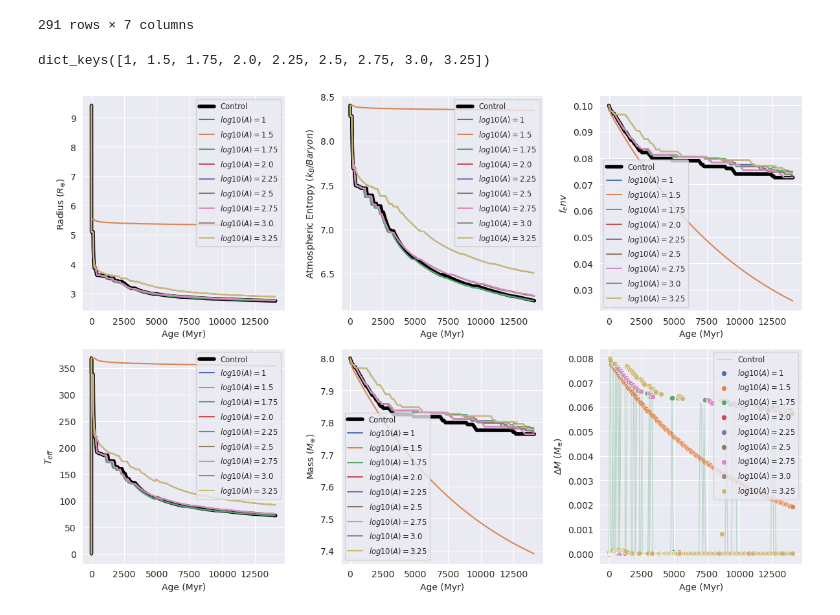
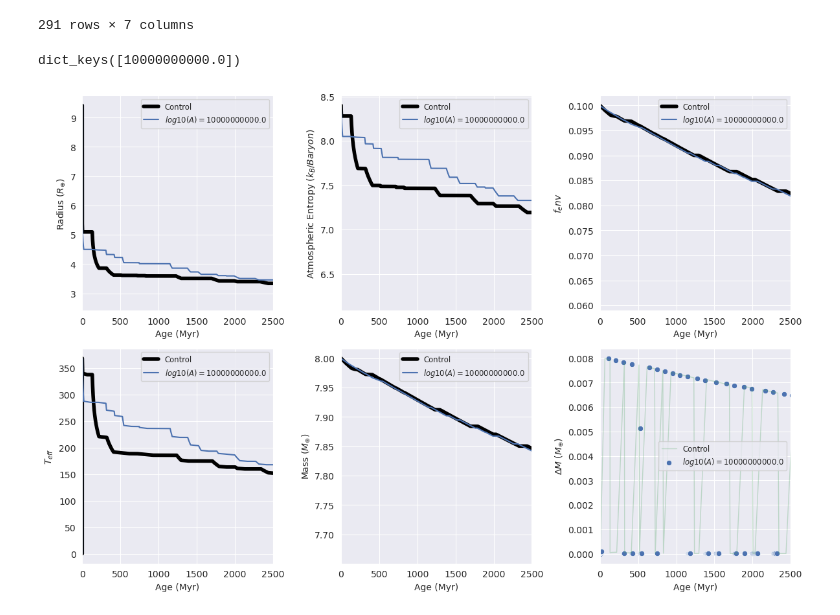
Before and after one commit to ntmarston/PlanetSolver-Extension, a Jupyter notebook: Impact-Testing-0.ipynb, the cells around one changed output. Drawn from its saved outputs; the diff is of its cells as text; code cells hidden in the pictures.

```diff
--- a/Impact-Testing-0.ipynb
+++ b/Impact-Testing-0.ipynb
@@ -75,12 +75,12 @@ def run_sims(energy):
     text=True,
     timeout=500
     )
-if result.returncode != 0:
+    if result.returncode != 0:
+        print(result.stdout)
+        raise OSError("Runtime error")
+    print("Executed with exit code 0")
     print(result.stdout)
-    raise OSError("Runtime error")
-print("Executed with exit code 0")
-print(result.stdout)
-impact_energies = []
+impact_energies = [1e10]
 with mp.Pool(processes=mp.cpu_count()-1) as pool:
     all_results = pool.map(run_sims, impact_energies)
 # %% [output]
@@ -96,7 +100,7 @@ input_col_names = ['Age', 'Atmospheric Entropy', 'Radius', 'Mass', 'delta_M', 'A
 evodfs = {}
 for factor in impact_energies:
     factor_filename = str(factor).replace(".","-")
-    efile = evolveFileName + f"-{factor_filename}"
+    efile = evolveFileName
     with open(efile, 'r') as file:
             lines = file.readlines()
     data_start_idx = None
@@ -162,7 +158,7 @@ sns.set_theme({"axes.spines.left": True, "axes.spines.bottom": True,
           "axes.spines.top": False, "axes.spines.right": False})
 evodfs.keys()
 # %% [output]
-dict_keys([1, 1.5, 1.75, 2.0, 2.25, 2.5, 2.75, 3.0, 3.25])
+dict_keys([10000000000.0])
 # %%
 f, axes = plt.subplots(2, 3, figsize=(12, 8))
 axs = axes.flatten()
@@ -180,31 +176,32 @@ axs[1].legend(fontsize='small')
 axs[1].set_ylabel(r"Atmospheric Entropy ($k_B/Baryon$)")
 
 sns.lineplot(data=dfcontrol, x="Age", y="AMF", ax=axs[2], color='black', label='Control', lw=4)
 for key, df in evodfs.items():
     sns.lineplot(data=df, x="Age", y="AMF", ax=axs[2], label=rf'$log10(A)=${key}')
 axs[2].legend(fontsize='small')
 axs[2].set_ylabel(r"$f_env$")
 
 sns.lineplot(data=dfcontrol, x="Age", y="T_eff", ax=axs[3], color='black', label='Control', lw=4)
 for key, df in evodfs.items():
     sns.lineplot(data=df, x="Age", y="T_eff", ax=axs[3], label=rf'$log10(A)=${key}')
 axs[3].legend(fontsize='small')
 axs[3].set_ylabel(r"$T_{eff}$")
 
 sns.lineplot(data=dfcontrol, x="Age", y="Mass", ax=axs[4], color='black', label='Control', lw=4)
 for key, df in evodfs.items():
     sns.lineplot(data=df, x="Age", y="Mass", ax=axs[4], label=rf'$log10(A)=${key}')
 axs[4].legend(fontsize='small')
 axs[4].set_ylabel(r"Mass ($M_{\oplus}$)")
 
 sns.lineplot(data=dfcontrol, x="Age", y="delta_M", ax=axs[5], color='g', alpha=0.3, label='Control', lw=1)
 for key, df in evodfs.items():
     sns.scatterplot(data=df, x="Age", y="delta_M", ax=axs[5], label=rf'$log10(A)=${key}')
 axs[5].legend(fontsize='small')
 axs[5].set_ylabel(r"$\Delta M$ ($M_{\oplus}$)")
 
 for ax in axs:
     ax.set_xlabel('Age (Myr)')
+    ax.set_xlim(0,2500)
 f.tight_layout()
 # %% [output]
-[figure, old version]
+[figure, new version]
```
Also changed, not shown: parts of 3 cells of this notebook, 5 other files.
